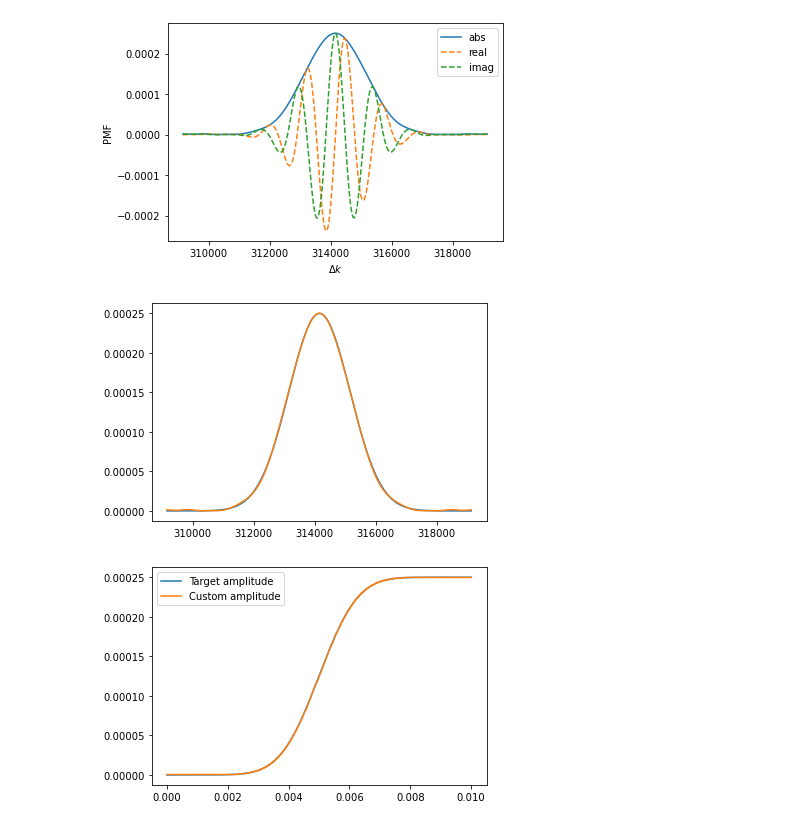
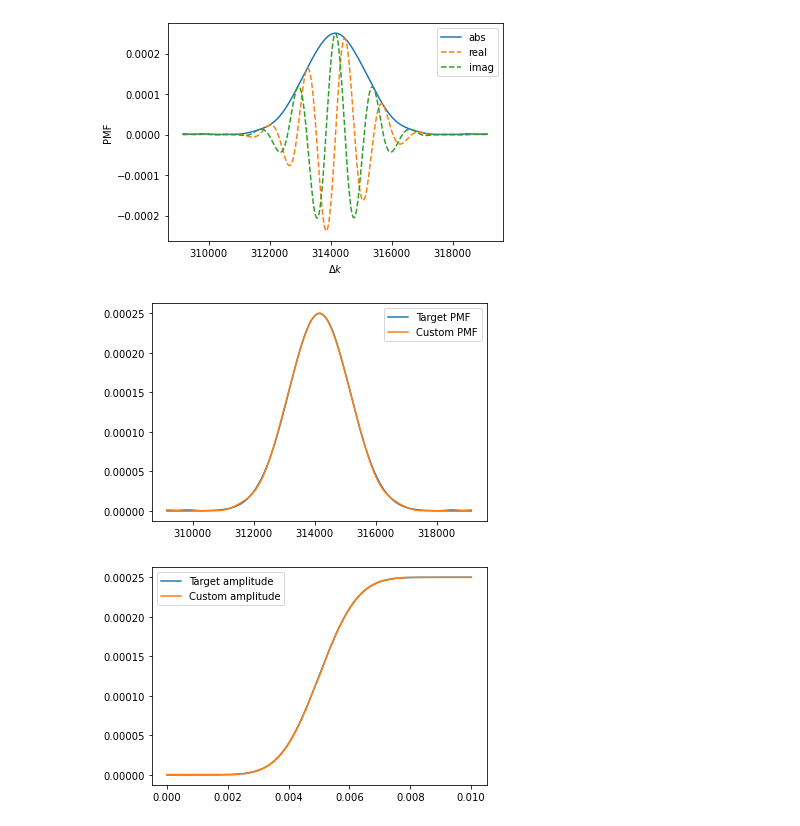
Before and after one commit to abranczyk/custom-poling, a Jupyter notebook: Tutorial 3 - Customizing a crystal.ipynb, the cells around one changed output. Cells and saved outputs as stored; diff of their text form; code cells hidden in the pictures.

```diff
--- a/Tutorial 3 - Customizing a crystal.ipynb
+++ b/Tutorial 3 - Customizing a crystal.ipynb
@@ -90,18 +90,18 @@ custom_crystal_gauss.plot_pmf()
 [figure]
 [figure]
 [figure]
-# %%
-# Compare the output PMF to the target PMF
-plt.plot(k_array,np.abs(target_gauss.pmf),label='Target amplitude')
-plt.plot(k_array,np.abs(custom_crystal_gauss.pmf))
-plt.legend()
-plt.show()
-
-# Compare the output amplitudes to the target amplitudes
-plt.plot(custom_crystal_gauss.domain_middles,np.abs(target_gauss.amplitude),label='Target amplitude')
-plt.plot(custom_crystal_gauss.domain_middles,np.abs(custom_crystal_gauss.amplitudes),label='Custom amplitude')
-plt.legend()
-plt.show()
-# %% [output]
-[figure, removed]
-[figure, removed]
+# %%
+# Compare the output PMF to the target PMF
+plt.plot(k_array,np.abs(target_gauss.pmf),label='Target PMF')
+plt.plot(k_array,np.abs(custom_crystal_gauss.pmf),label='Custom PMF')
+plt.legend()
+plt.show()
+
+# Compare the output amplitudes to the target amplitudes
+plt.plot(custom_crystal_gauss.domain_middles,np.abs(target_gauss.amplitude),label='Target amplitude')
+plt.plot(custom_crystal_gauss.domain_middles,np.abs(custom_crystal_gauss.amplitudes),label='Custom amplitude')
+plt.legend()
+plt.show()
+# %% [output]
+[figure, added]
+[figure, added]
```
Also changed, not shown: parts of 2 cells of this notebook, 2 other files.
